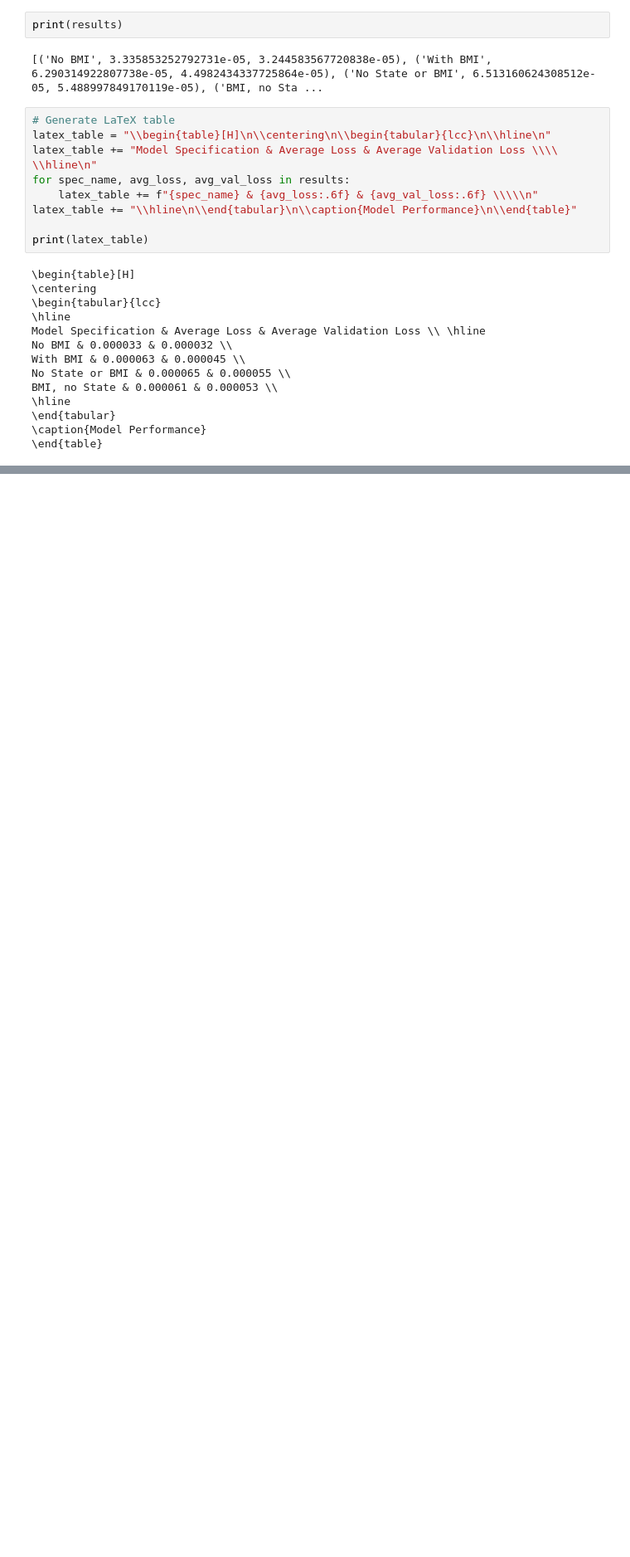
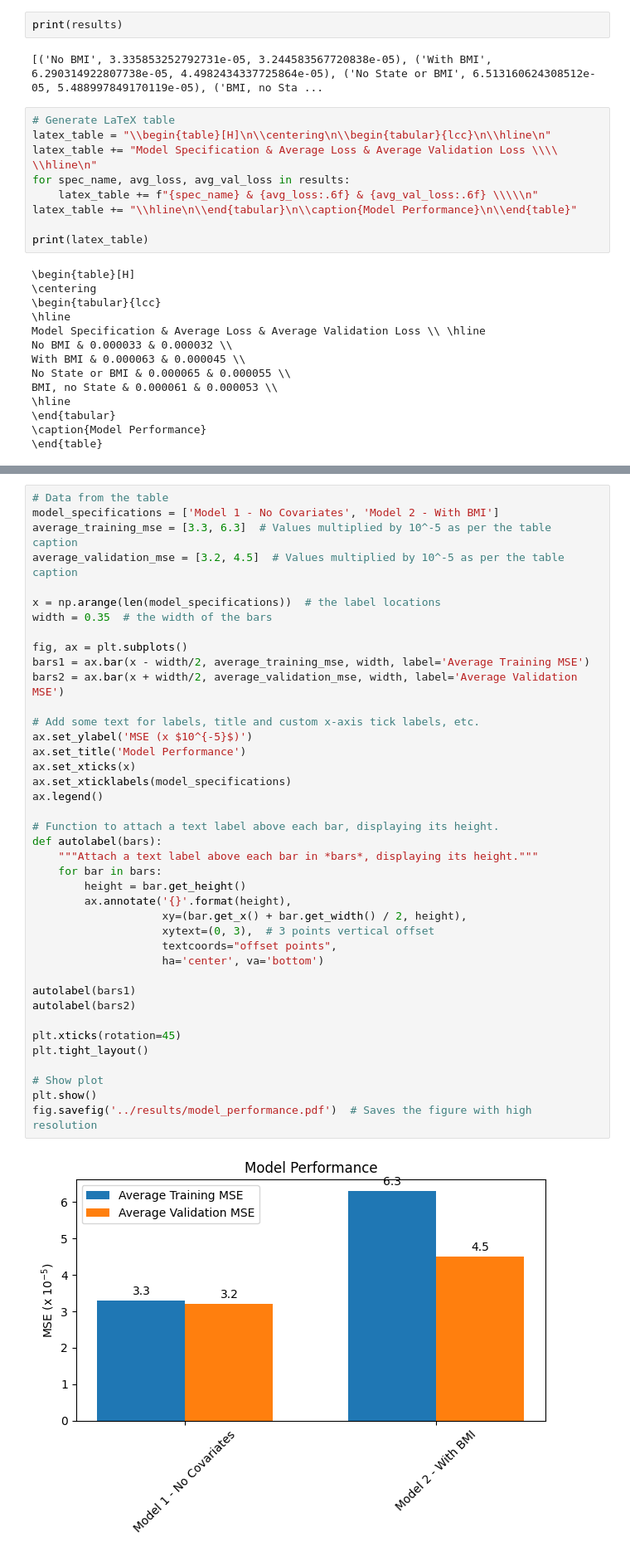
Before and after one commit to paigenpark/deep-mort, a Jupyter notebook: code/us-extension-brfss.ipynb, the cells around one changed output, grey strips where cells are left out. Shown at 83% size. Saved outputs shown, nothing was run; the diff lists cells and outputs as text; blank space fills up the shorter version.

```diff
--- a/code/us-extension-brfss.ipynb
+++ b/code/us-extension-brfss.ipynb
@@ -530,0 +720,42 @@ State No BMI: loss: 3.5489e-05 - val_loss: 3.0721e-05
+# %%
+# Data from the table
+model_specifications = ['Model 1 - No Covariates', 'Model 2 - With BMI']
+average_training_mse = [3.3, 6.3]  # Values multiplied by 10^-5 as per the table caption
+average_validation_mse = [3.2, 4.5]  # Values multiplied by 10^-5 as per the table caption
+
+x = np.arange(len(model_specifications))  # the label locations
+width = 0.35  # the width of the bars
+
+fig, ax = plt.subplots()
+bars1 = ax.bar(x - width/2, average_training_mse, width, label='Average Training MSE')
+bars2 = ax.bar(x + width/2, average_validation_mse, width, label='Average Validation MSE')
+
+# Add some text for labels, title and custom x-axis tick labels, etc.
+ax.set_ylabel('MSE (x $10^{-5}$)')
+ax.set_title('Model Performance')
+ax.set_xticks(x)
+ax.set_xticklabels(model_specifications)
+ax.legend()
+
+# Function to attach a text label above each bar, displaying its height.
+def autolabel(bars):
+    """Attach a text label above each bar in *bars*, displaying its height."""
+    for bar in bars:
+        height = bar.get_height()
+        ax.annotate('{}'.format(height),
+                    xy=(bar.get_x() + bar.get_width() / 2, height),
+                    xytext=(0, 3),  # 3 points vertical offset
+                    textcoords="offset points",
+                    ha='center', va='bottom')
+
+autolabel(bars1)
+autolabel(bars2)
+
+plt.xticks(rotation=45)
+plt.tight_layout()
+
+# Show plot
+plt.show()
+fig.savefig('../results/model_performance.pdf')  # Saves the figure with high resolution
+# %% [output]
+[figure, added]
```
Also changed, not shown: parts of 25 cells of this notebook, 43 other files.
